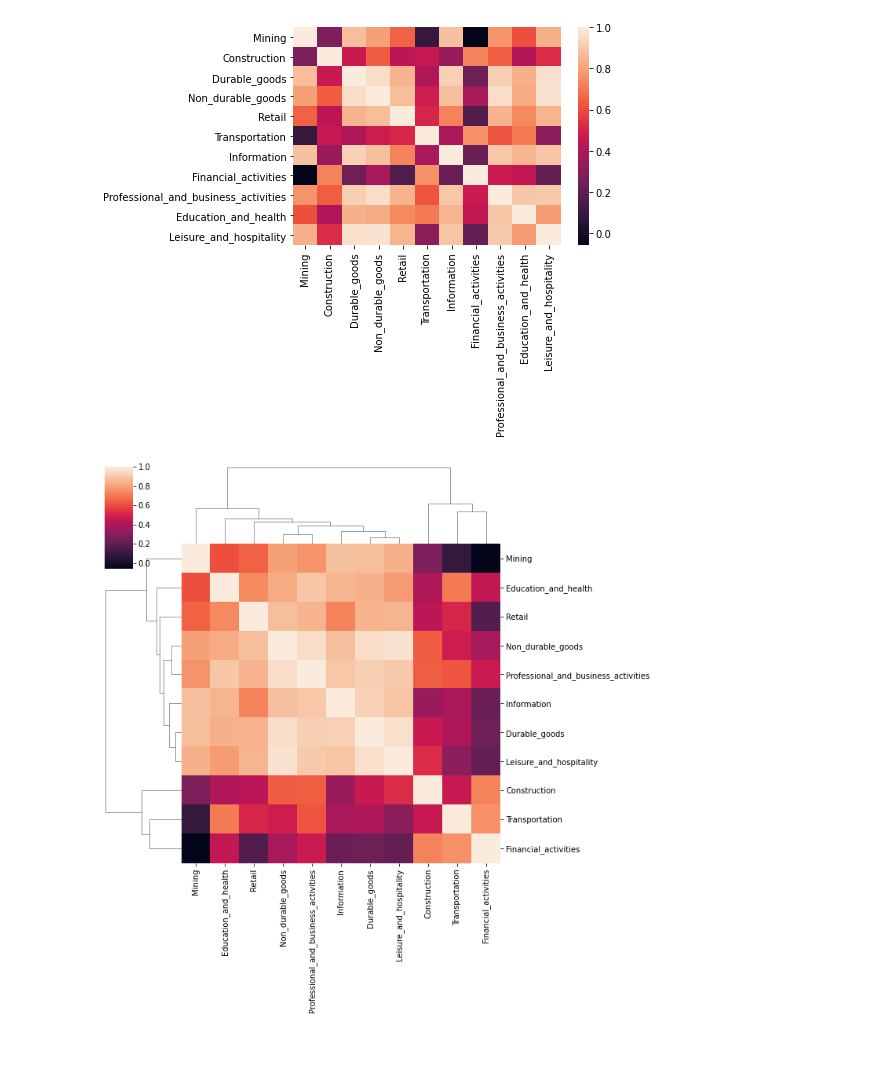
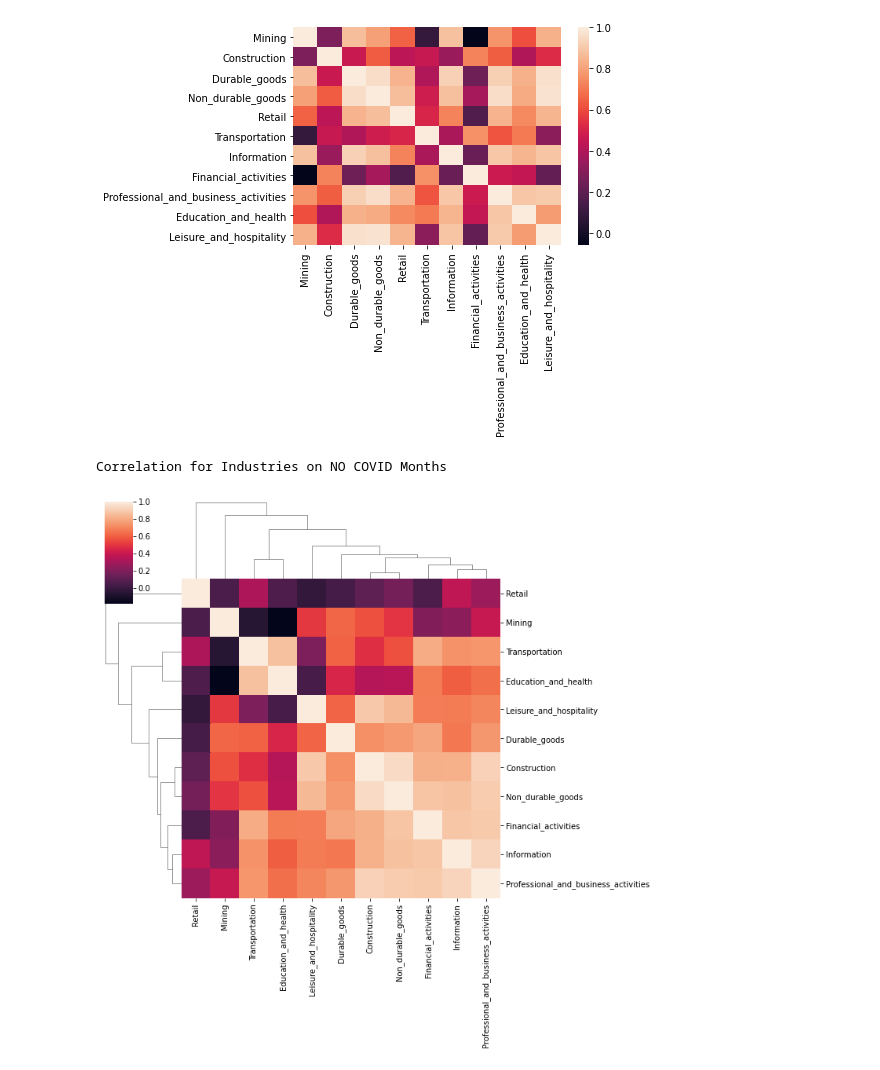
Before and after one commit to Rcidm1994/Project1, a Jupyter notebook: Covid Vs Unemployment.ipynb, the cells around one changed output. Cells and saved outputs as stored; diff of their text form; code cells hidden in the pictures.

Commit message:
Added Heatmap with COVID and NO COVID months, clustered.

```diff
--- a/Covid Vs Unemployment.ipynb
+++ b/Covid Vs Unemployment.ipynb
@@ -42,7 +53,12 @@ sns.heatmap(unemployment_data.corr())
 # %% [output]
 <matplotlib.axes._subplots.AxesSubplot at 0x...>
 [figure]
-# %%
-g = sns.clustermap(unemployment_data.corr())
-# %% [output]
-[figure, removed]
+# %%
+unemployment_nocovid = unemployment[unemployment['Unnamed: 0'] > 10]
+unemployment_nocovid = unemployment_nocovid.drop(columns=['Unnamed: 0', 'Date'])
+unemployment_nocovid.corr()
+g = sns.clustermap(unemployment_nocovid.corr())
+print("Correlation for Industries on NO COVID Months")
+# %% [output]
+Correlation for Industries on NO COVID Months
+[figure, added]
```
Also changed, not shown: parts of 2 cells of this notebook.
